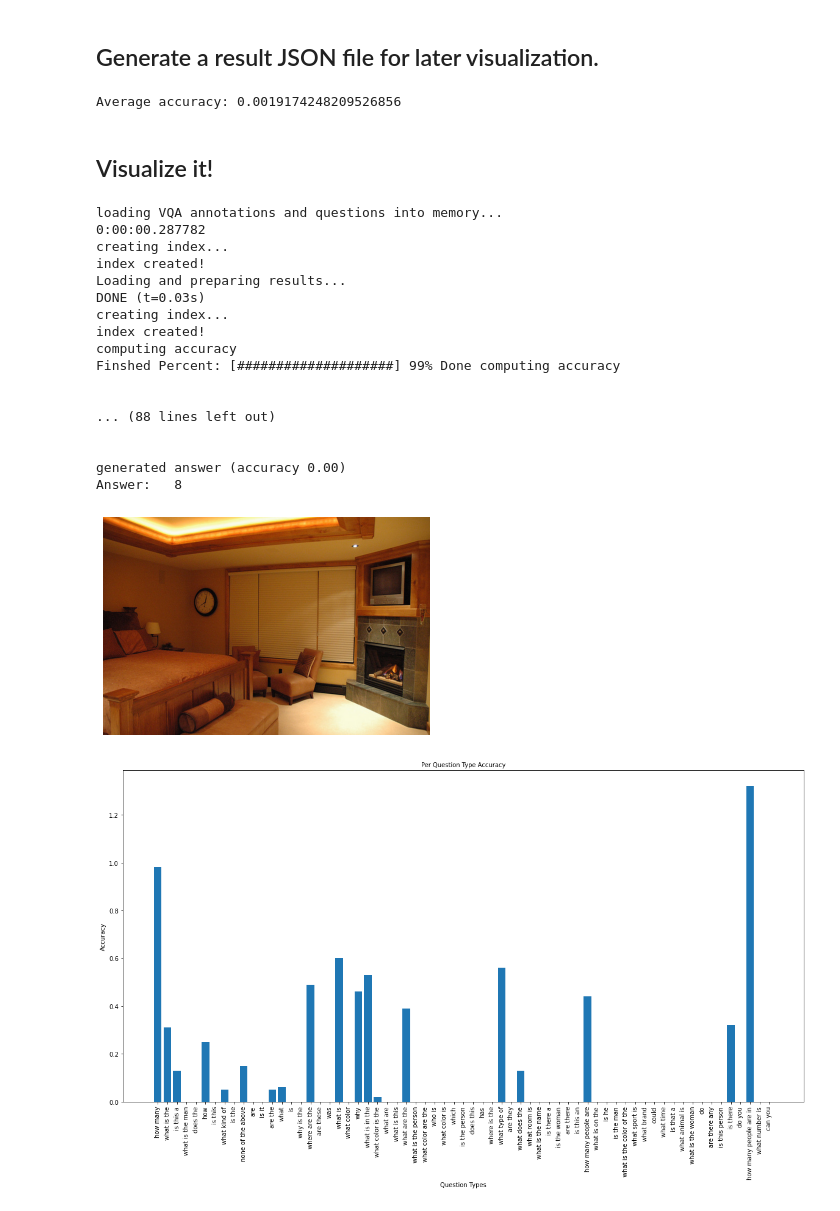
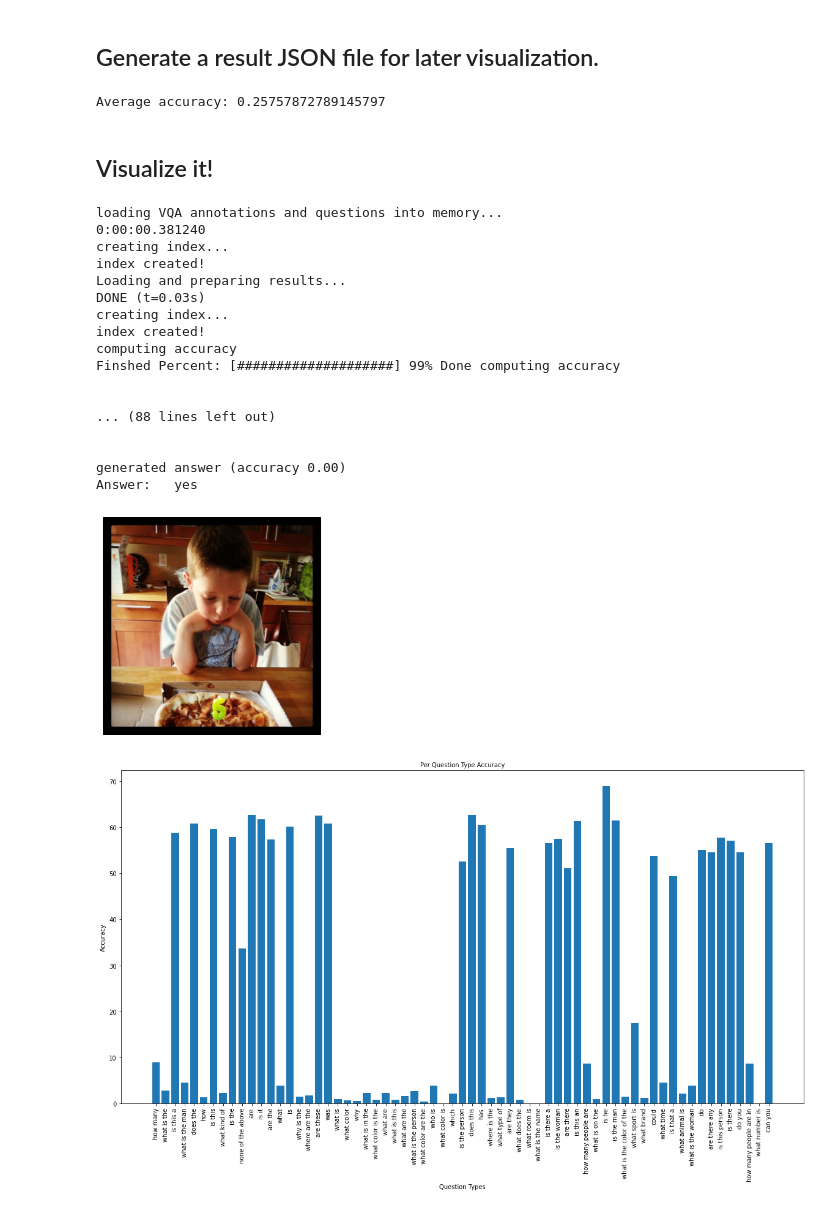
Before and after one commit to vtu81/NaiveVQA, a Jupyter notebook: evaluate.ipynb, the cells around one changed output. Cells and saved outputs as stored; diff of their text form; code cells hidden in the pictures.

```diff
--- a/evaluate.ipynb
+++ b/evaluate.ipynb
@@ -28,6 +30,7 @@ import model
 import utils
 import mindspore.context as context
 import json
+import math
 
 def evaluate(net, loader, tracker, prefix='', epoch=0):
     """ Run an epoch over the given loader """
@@ -40,7 +43,7 @@ def evaluate(net, loader, tracker, prefix='', epoch=0):
     idxs = []
     accs = []
 
-    tq = tqdm(loader, desc='{} E{:03d}'.format(prefix, epoch), ncols=0)
+    tq = tqdm(loader, desc='{} E{:03d}'.format(prefix, epoch), ncols=0, total=math.ceil(len(loader.source) / config.batch_size))
     loss_tracker = tracker.track('{}_loss'.format(prefix), tracker_class(**tracker_params))
     acc_tracker = tracker.track('{}_acc'.format(prefix), tracker_class(**tracker_params))
     for v, q, a, idx, q_len in tq:
@@ -66,9 +69,11 @@ def evaluate(net, loader, tracker, prefix='', epoch=0):
 ## Load your model:
 # %%
 from train import OutLossAccuracyWrapper
-val_loader = data.get_loader(val=True)
+if eval_config["dataset"] == 'val':
+    loader = data.get_loader(val=True)
+else: loader = data.get_loader(test=True)
 
-net = model.Net(val_loader.source.num_tokens)
+net = model.Net(loader.source.num_tokens)
 param_dict = load_checkpoint(eval_config["model_path"])
 if param_dict is not None: print("Successfully loaded pretrained model from {}.".format(eval_config["model_path"]))
 load_param_into_net(net, param_dict)
@@ -83,4 +88,4 @@ Successfully loaded pretrained model from logs/ms_30epochs.ckpt.
 # %% [markdown]
 ## Evaluate the model now:
 # %%
-answ, accs, idxs = evaluate(eval_net, val_loader, tracker, prefix='val', epoch=0)
+answ, accs, idxs = evaluate(eval_net, loader, tracker, prefix='val', epoch=0)
@@ -92,11 +95,9 @@ val E000: 168it [01:20,  2.09it/s, acc=0.0019, loss=3.6721]
 import numpy as np
 import json
 
-dump_path = 'data/results/val_val2014_real_results.json'
-
 print("Average accuracy:", np.mean(accs))
 
-with open('data/questions/val.json', 'r') as fd:
+with open('data/questions/{}.json'.format(eval_config["dataset"]), 'r') as fd:
    questions_json = json.load(fd)
 
 with open('vocab.json', 'r') as fd:
@@ -112,7 +113,7 @@ for i in range(len(idxs)):
 with open(dump_path, 'w') as fd:
    json.dump(results, fd)
 # %% [output]
-Average accuracy: 0.0019174248209526856
+Average accuracy: 0.25757872789145797
 # %% [markdown]
 ## Visualize it!
 # %%
@@ -134,12 +135,10 @@ import os
 
 # set up file names and paths
 dataDir		='./data'
-train_test_val = 'val'
+train_test_val = eval_config["dataset"]
 dataSubType = 'train2014' if train_test_val == 'train' else 'val2014'
 annFile     = '%s/annotations/%s.json'%(dataDir, train_test_val)
 quesFile    = '%s/questions/%s.json'%(dataDir, train_test_val)
-# annFile     = '%s/results/val_fake_annotations.json'%(dataDir) # a tiny annotation file in 'results' for demo
-# quesFile    = '%s/questions/%s.json'%(dataDir, train_test_val)
 imgDir 		= '%s/images/%s/' %(dataDir, train_test_val)
 resultType  = 'real'
 fileTypes   = ['results', 'accuracy', 'evalQA', 'evalQuesType', 'evalAnsType']
@@ -201,34 +200,34 @@ if len(evals) > 0:
 plt.figure(figsize=(20,10))
 # plt.figure(dpi=80)
 plt.bar(range(len(vqaEval.accuracy['perQuestionType'])), vqaEval.accuracy['perQuestionType'].values(), align='center')
 plt.xticks(range(len(vqaEval.accuracy['perQuestionType'])), vqaEval.accuracy['perQuestionType'].keys(), rotation='90', fontsize=10)
 plt.title('Per Question Type Accuracy', fontsize=10)
 plt.xlabel('Question Types', fontsize=10)
 plt.ylabel('Accuracy', fontsize=10)
 plt.show()
 
 # save evaluation results to ./Results folder
 json.dump(vqaEval.accuracy,     open(accuracyFile,     'w'))
 json.dump(vqaEval.evalQA,       open(evalQAFile,       'w'))
 json.dump(vqaEval.evalQuesType, open(evalQuesTypeFile, 'w'))
 json.dump(vqaEval.evalAnsType,  open(evalAnsTypeFile,  'w'))
 # %% [output]
 loading VQA annotations and questions into memory...
-0:00:00.287782
+0:00:00.381240
 creating index...
 index created!
 Loading and preparing results...
 DONE (t=0.03s)
 creating index...
 index created!
 computing accuracy
 Finshed Percent: [####################] 99% Done computing accuracy
 
 
 ... (88 lines left out)
 
 
 generated answer (accuracy 0.00)
-Answer:   8
+Answer:   yes
-[figure, old version]
+[figure, new version]
-[figure, old version]
+[figure, new version]
```
Also changed, not shown: parts of 4 cells of this notebook, 4 other files.
